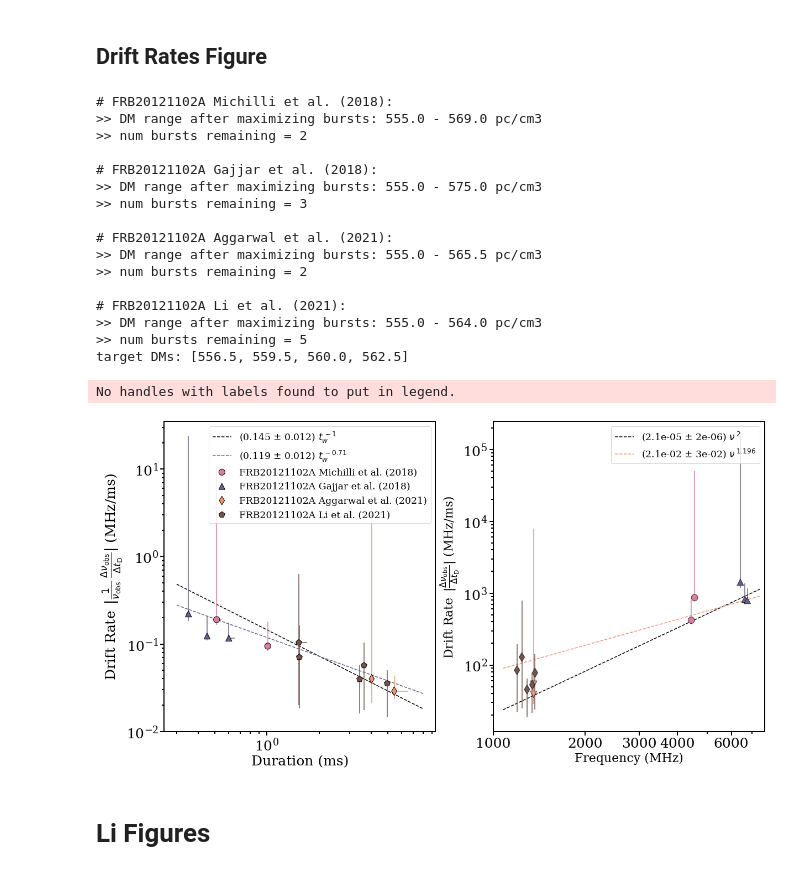
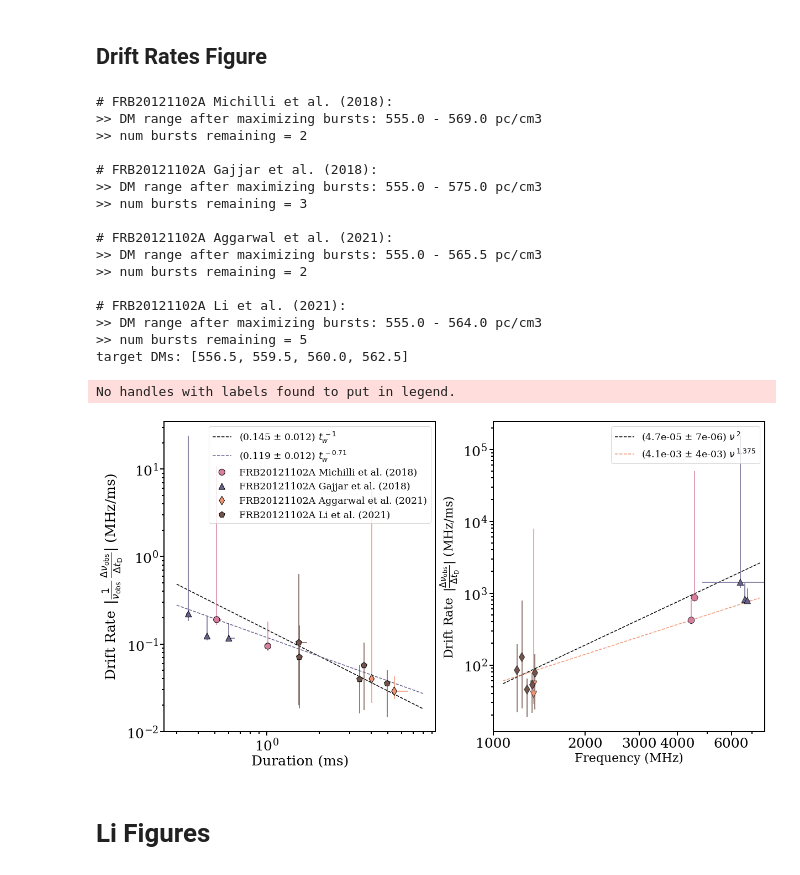
Before and after one commit to mef51/frbgui, a Jupyter notebook: PaperFigures.ipynb, the cells around one changed output. Saved outputs shown, nothing was run; the diff lists cells and outputs as text; code cells hidden in the pictures.

```diff
--- a/PaperFigures.ipynb
+++ b/PaperFigures.ipynb
@@ -1678,8 +1708,9 @@ ax.set_xlabel('Duration (ms)')
 #### fig b
 
 eslope = lambda frame: [np.array([frame['slope_abs'] - frame['lim_slope_min'], frame['lim_slope_max'] - frame['slope_abs']])]
+efreq = lambda frame: frame['center_f_err']
 ylabel = 'Drift Rate $\\,\\left|\\frac{\Delta\\nu_\\mathrm{obs}}{\Delta t_\\mathrm{D}}\\right|$ (MHz/ms)'
-ax = plotframes(bakeddata['frames'], 'center_f', 'slope_abs', xlabel="Frequency (MHz)", labels=None, ylabel=ylabel, logscale=True, yerrf=eslope, ax=driftaxs[1])
+ax = plotframes(bakeddata['frames'], 'center_f', 'slope_abs', xlabel="Frequency (MHz)", labels=None, ylabel=ylabel, logscale=True, yerrf=eslope, xerrf=efreq, ax=driftaxs[1])
 
 # linepo, pcov = scipy.optimize.curve_fit(lambda x, a: a*x, (alldriftdfs['center_f']), (alldriftdfs['slope_abs']), sigma=None, absolute_sigma=False)
 # quadpo, pcov = scipy.optimize.curve_fit(lambda x, a: a*x**2, (alldriftdfs['center_f']), (alldriftdfs['slope_abs']), sigma=None, absolute_sigma=False)
@@ -1689,10 +1720,11 @@ ax = plotframes(bakeddata['frames'], 'center_f', 'slope_abs', xlabel="Frequency
 # y = Ax^2
 odrmodel = scipy.odr.Model(lambda B, x: B[0]*x**2)
 sx = alldriftdfs['f_res (mhz)']/np.sqrt(12)
+sx = alldriftdfs['center_f_err']
 sy = np.sqrt(alldriftdfs['red_chisq'])*alldriftdfs['slope error (mhz/ms)']
 # sy = np.maximum(*[alldriftdfs['slope_abs'] - alldriftdfs['lim_slope_min'], alldriftdfs['lim_slope_max'] - alldriftdfs['slope_abs']])
 odrdata = scipy.odr.RealData(alldriftdfs['center_f'], alldriftdfs['slope_abs'], sx=sx, sy=sy)
-odrjob = scipy.odr.ODR(odrdata, odrmodel, beta0=[1])
+odrjob = scipy.odr.ODR(odrdata, odrmodel, beta0=[1e-5])
 odrjob.set_job(fit_type=0)
 odrfit = odrjob.run()
 odrerror = odrfit.sd_beta[0]
@@ -1700,8 +1732,9 @@ odrerror = odrfit.sd_beta[0]
 # y = Ax^n
 odrmodel = scipy.odr.Model(lambda B, x: B[0]*x**B[1])
 sx = alldriftdfs['f_res (mhz)']/np.sqrt(12)
+sx = alldriftdfs['center_f_err']
 odrdata = scipy.odr.RealData(alldriftdfs['center_f'], alldriftdfs['slope_abs'], sx=sx, sy=np.maximum(driftlaw.rangeerror(alldriftdfs)[1][0][0], driftlaw.rangeerror(alldriftdfs)[1][0][1]))
-odrjob = scipy.odr.ODR(odrdata, odrmodel, beta0=[1, 1])
+odrjob = scipy.odr.ODR(odrdata, odrmodel, beta0=[2e-2, 1.1])
 odrjob.set_job(fit_type=0)
 odrfit2 = odrjob.run()
 odrerror2 = odrfit2.sd_beta[0]
@@ -1720,34 +1753,34 @@ ax.plot(x, odrfit2.beta[0]*x**odrfit2.beta[1], color=tagColors[3], ls='--', labe
 
 ax.legend(fontsize='xx-large')
 ax.set_xlim(1000, 7700)
 xticks = [1000, 2000, 3000, 4000, 6000]
 ax.set_xticks(xticks)
 ax.set_xticklabels(xticks)
 plt.close()
 driftfig.tight_layout()
 driftfig.axes[0].tick_params(labelsize=25)
 driftfig.axes[1].tick_params(labelsize=25)
 driftfig.savefig(f'figures/Driftfigs_{datestr}.pdf')
 driftfig
 # %% [output]
 # FRB20121102A Michilli et al. (2018):
 >> DM range after maximizing bursts: 555.0 - 569.0 pc/cm3
 >> num bursts remaining = 2
 
 # FRB20121102A Gajjar et al. (2018):
 >> DM range after maximizing bursts: 555.0 - 575.0 pc/cm3
 >> num bursts remaining = 3
 
 # FRB20121102A Aggarwal et al. (2021):
 >> DM range after maximizing bursts: 555.0 - 565.5 pc/cm3
 >> num bursts remaining = 2
 
 # FRB20121102A Li et al. (2021):
 >> DM range after maximizing bursts: 555.0 - 564.0 pc/cm3
 >> num bursts remaining = 5
 target DMs: [556.5, 559.5, 560.0, 562.5]
 No handles with labels found to put in legend.
-[figure, old version]
+[figure, new version]
 # %% [markdown]
 # Li Figures
 # %%
```
Also changed, not shown: parts of 10 cells of this notebook, 1 other file.
